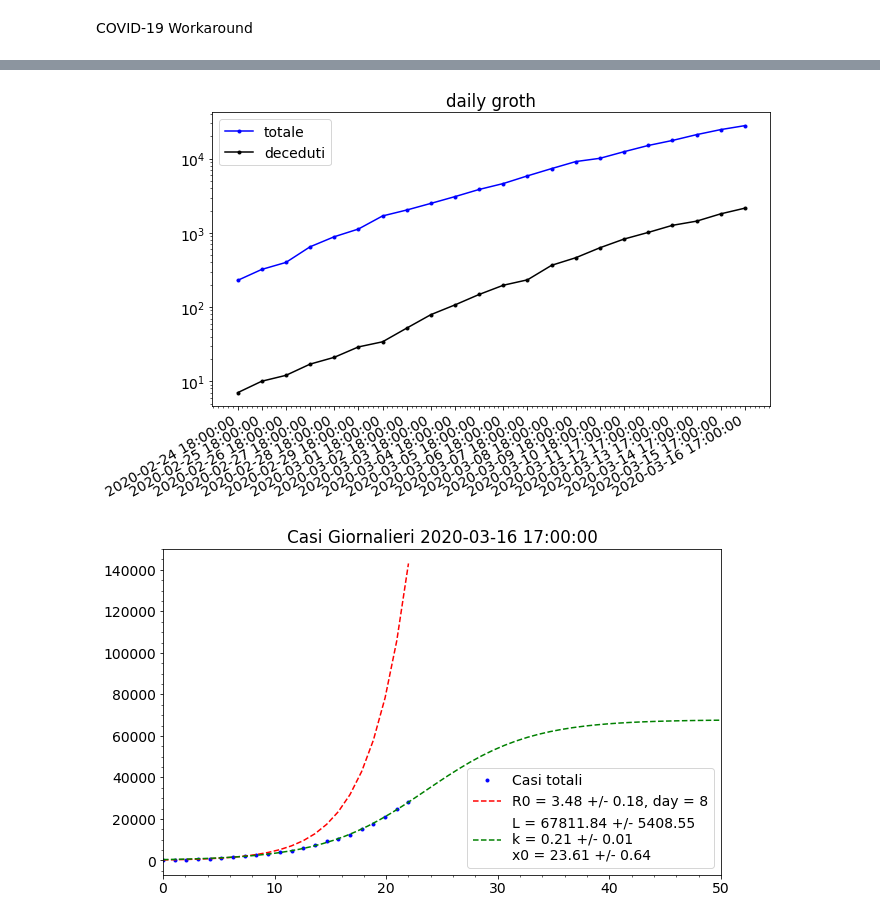
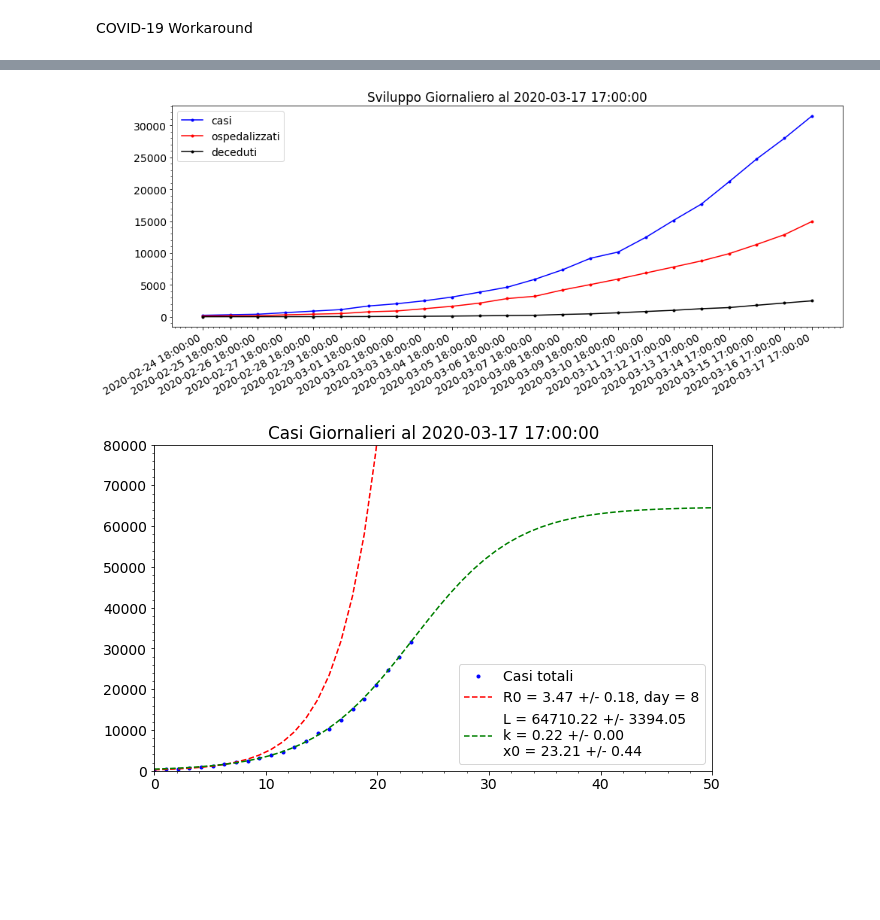
Before and after one commit to lorenzopaolucci/studenti, a Jupyter notebook: covid19.ipynb, the cells around one changed output, grey strips where cells are left out. Saved outputs shown, nothing was run; the diff lists cells and outputs as text; code cells hidden in the pictures; blank space fills up the shorter version.

```diff
--- a/covid19.ipynb
+++ b/covid19.ipynb
@@ -27,20 +27,21 @@ np.array(df['data'])[-1]
 # %%
 # visualize Daly data of infected and death people
 plt.style.use('fast')
 plt.rc('font', size = 14, family ='Sans-Serif')
-fig, ax = plt.subplots(figsize=(10,6))
+fig, ax = plt.subplots(figsize=(16,6))
 fig.autofmt_xdate()
-ax.plot(df['data'], df['totale_casi'], 'b.-', label='totale')
+ax.plot(df['data'], df['totale_casi'], 'b.-', label='casi')
+ax.plot(df['data'], df['totale_ospedalizzati'], 'r.-', label='ospedalizzati')
 ax.plot(df['data'], df['deceduti'], 'k.-', label='deceduti')
 #ax.xaxis.set_major_formatter(ticker.FuncFormatter(format_date))
 ax.fmt_xdata = mdates.DateFormatter('%Y-%m-%d')
-ax.set_title('daily groth')
-ax.set_yscale('log')
+ax.set_title('Sviluppo Giornaliero al '+str(np.array(df['data'])[-1]))
+#ax.set_yscale('log')
 ax.legend(loc=2)
 plt.minorticks_on()
 plt.show()
 # %% [output]
-[figure, old version]
+[figure, new version]
 # %%
 def Exp(x, p0, p1): # negative exponential
 
@@ -67,12 +68,13 @@ ax.plot(x, Logistic(x, *popt), 'g--', label='L = {0:.2f} +/- {1:.2f}\nk = {2:.2f
 ax.set_xlim(0,50)
 #ax.set_ylim(1,1e5)
 #ax.set_yscale('log')
-ax.set_title('Casi Giornalieri '+str(np.array(df['data'])[-1]))
+ax.set_ylim(0,80000)
+ax.set_title('Casi Giornalieri al '+str(np.array(df['data'])[-1]))
 ax.legend(loc=4)
 plt.minorticks_on()
 plt.show()
 # %% [output]
-[figure, old version]
+[figure, new version]
 # %%
 x = np.linspace(0, len(df['data']), len(df['data']))
 
```
Also changed, not shown: parts of 3 cells of this notebook.
